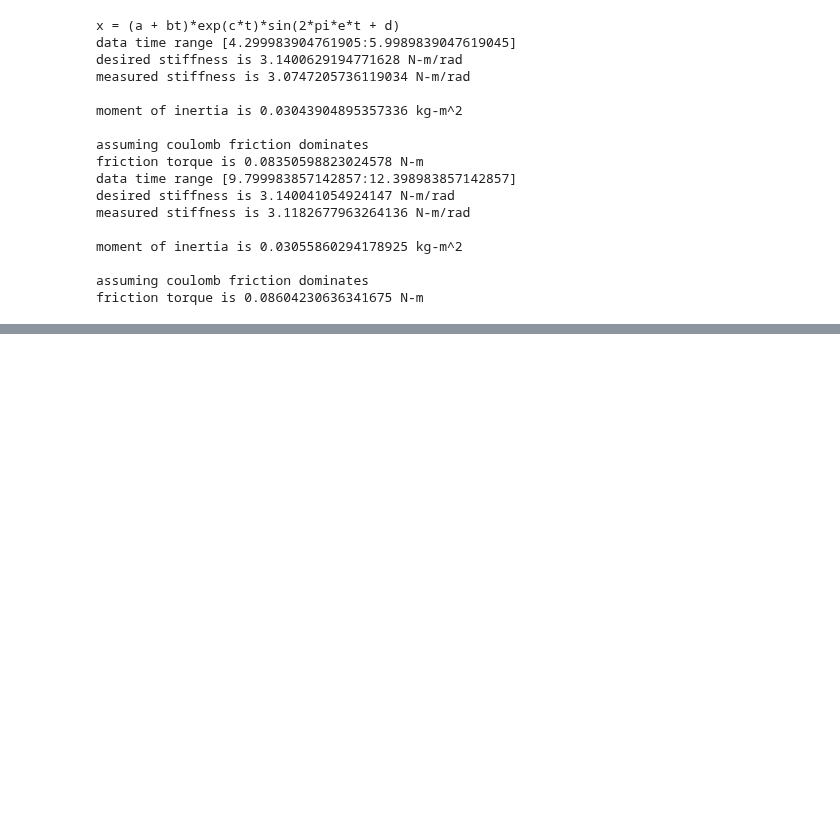
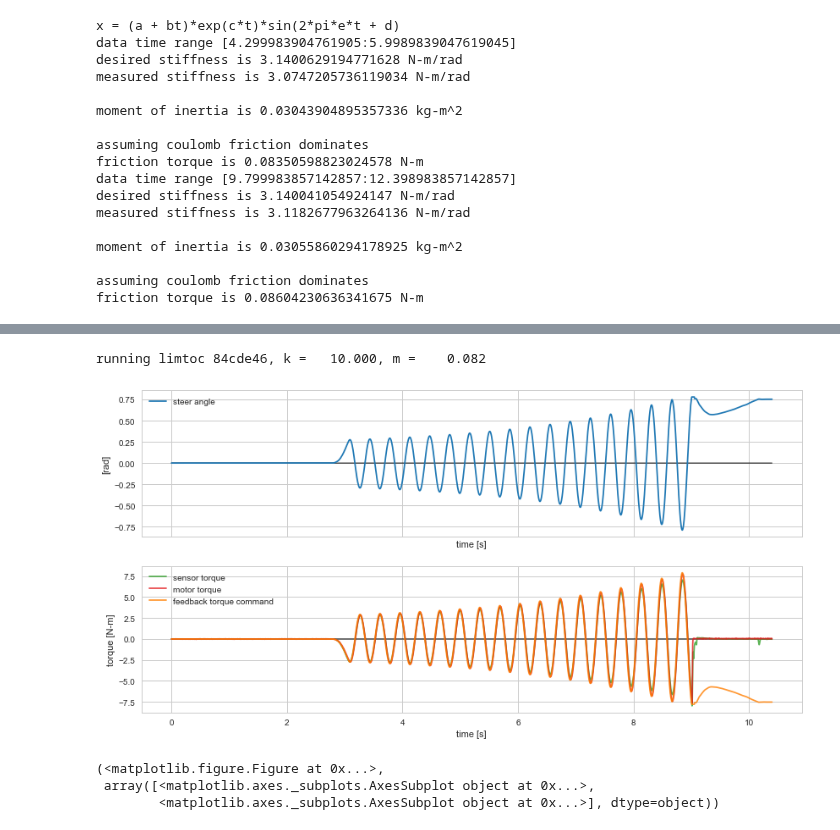
Before and after one commit to oliverlee/phobos, a Jupyter notebook: projects/limtoc/plot_stiffness_damping.ipynb, the cells around one changed output, grey strips where cells are left out. Cells and saved outputs as stored; diff of their text form; code cells hidden in the pictures; blank space fills up the shorter version.

```diff
--- a/projects/limtoc/plot_stiffness_damping.ipynb
+++ b/projects/limtoc/plot_stiffness_damping.ipynb
@@ -77,0 +87,9 @@ print('for f = {}, desired k = ')
+# %%
+data = load_log('k10m_.log.gz')
+plot_log(data)
+# %% [output]
+running limtoc 84cde46, k =   10.000, m =    0.082
+[figure, added]
+(<matplotlib.figure.Figure at 0x...>,
+ array([<matplotlib.axes._subplots.AxesSubplot object at 0x...>,
+        <matplotlib.axes._subplots.AxesSubplot object at 0x...>], dtype=object))
```
Also changed, not shown: parts of 3 cells of this notebook, 11 other files.
